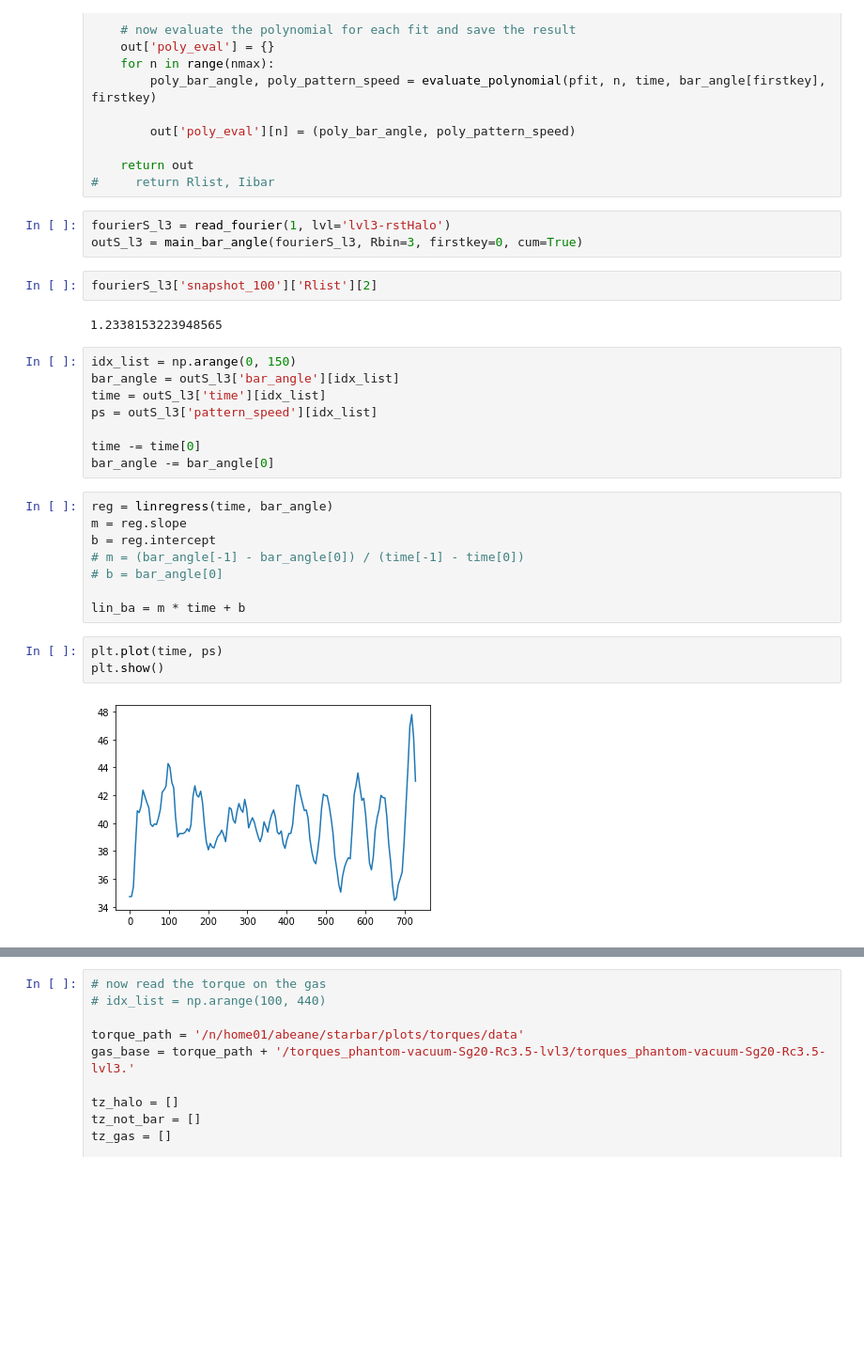
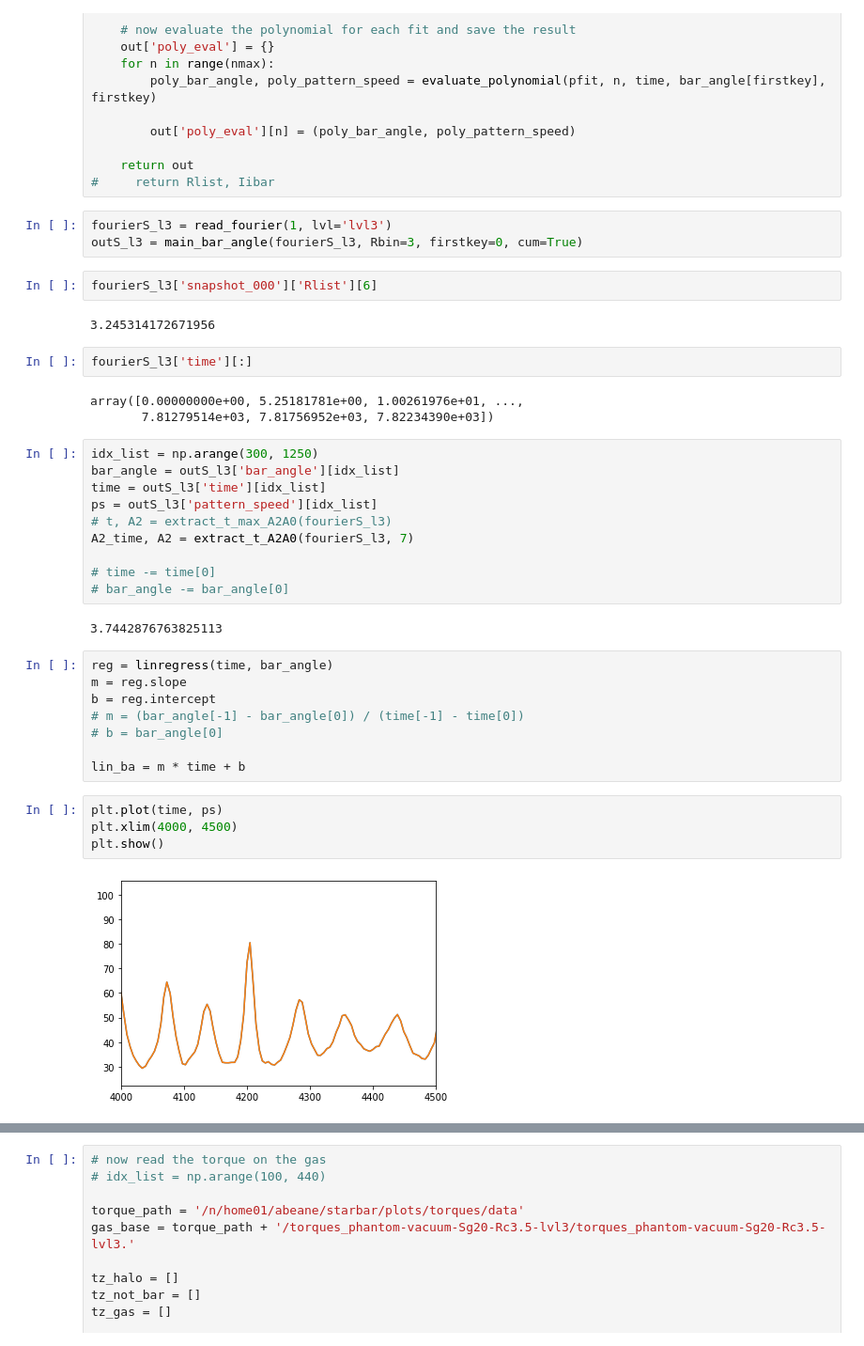
Before and after one commit to gusbeane/gasbar, a Jupyter notebook: notebooks/bar_angle.ipynb, the cells around one changed output, grey strips where cells are left out. Shown at 94% size. Drawn from its saved outputs; the diff is of its cells as text; blank space fills up the shorter version.

```diff
--- a/notebooks/bar_angle.ipynb
+++ b/notebooks/bar_angle.ipynb
@@ -243,20 +243,29 @@ def main_bar_angle(dat, Rbin = 3, firstkey = 150, nmax = 10, cum=False):
     return out
 #     return Rlist, Iibar
 # %%
-fourierS_l3 = read_fourier(1, lvl='lvl3-rstHalo')
+fourierS_l3 = read_fourier(1, lvl='lvl3')
 outS_l3 = main_bar_angle(fourierS_l3, Rbin=3, firstkey=0, cum=True)
 # %%
-fourierS_l3['snapshot_100']['Rlist'][2]
+fourierS_l3['snapshot_000']['Rlist'][6]
 # %% [output]
-1.2338153223948565
+3.245314172671956
+# %%
+fourierS_l3['time'][:]
+# %% [output]
+array([0.00000000e+00, 5.25181781e+00, 1.00261976e+01, ...,
+       7.81279514e+03, 7.81756952e+03, 7.82234390e+03])
 # %%
-idx_list = np.arange(0, 150)
+idx_list = np.arange(300, 1250)
 bar_angle = outS_l3['bar_angle'][idx_list]
 time = outS_l3['time'][idx_list]
 ps = outS_l3['pattern_speed'][idx_list]
+# t, A2 = extract_t_max_A2A0(fourierS_l3)
+A2_time, A2 = extract_t_A2A0(fourierS_l3, 7)
 
-time -= time[0]
-bar_angle -= bar_angle[0]
+# time -= time[0]
+# bar_angle -= bar_angle[0]
+# %% [output]
+3.7442876763825113
 # %%
 reg = linregress(time, bar_angle)
 m = reg.slope
@@ -267,9 +276,10 @@ b = reg.intercept
 lin_ba = m * time + b
 # %%
 plt.plot(time, ps)
+plt.xlim(4000, 4500)
 plt.show()
 # %% [output]
-[figure, old version]
+[figure, new version]
 # %%
 plt.plot(time, bar_angle - lin_ba)
 # plt.plot(time-25, (tz_gas/800 - np.mean(tz_gas/800)))
```
Also changed, not shown: parts of 14 cells of this notebook, 5 other files.
